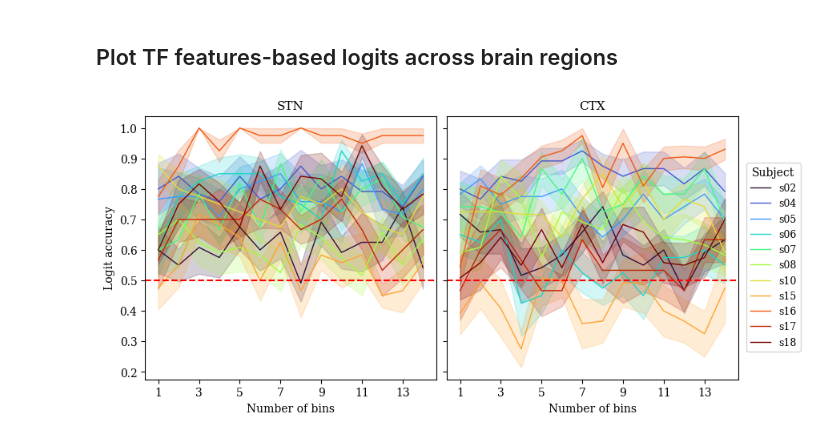
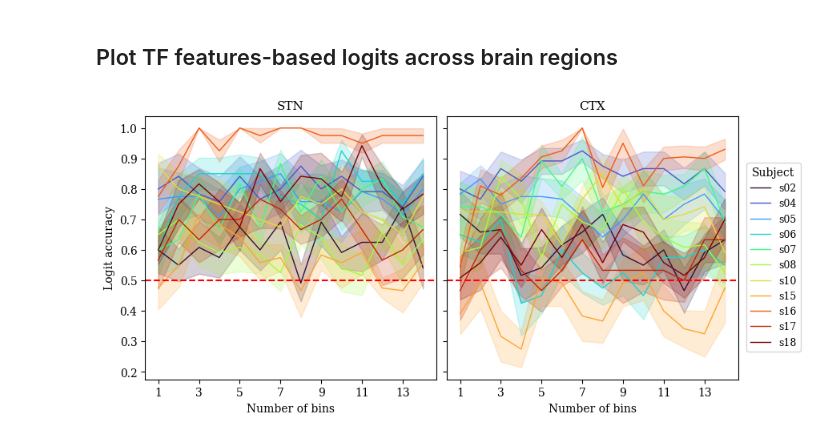
Before and after one commit to Jerem-loq/Beta_Bursts_Analysis_M2-Internship_Loquet-Bonaiuto, a Jupyter notebook: Subject-level_Results_Comparison_plots.ipynb, the cells around one changed output. Cells and saved outputs as stored; diff of their text form; code cells hidden in the pictures.

```diff
--- a/Subject-level_Results_Comparison_plots.ipynb
+++ b/Subject-level_Results_Comparison_plots.ipynb
@@ -165,36 +165,36 @@ fig, axes = plt.subplots(1, 2, figsize=(8, 4), sharey=True, constrained_layout=T
 
 for col_idx, area in enumerate(areas):
     ax = axes[col_idx]
-    tf_data = np.load(f'./Subject-Level_outputs/outputs-2/tf_outputs_{area}.npy', allow_pickle=True).item()
+    tf_data = np.load(f'./Subject-Level_outputs/outputs-3/tf_outputs_{area}.npy', allow_pickle=True).item()
 
     n_bins = tf_data['Metdata']['n_bins']
     n_bins_count = len(n_bins)
     accuracy = np.array(tf_data['accuracy'], dtype=float).reshape(n_bins_count, len(subjects))
     variance = np.array(tf_data['variance'], dtype=float).reshape(n_bins_count, len(subjects))
 
 
     for subj_idx, subject in enumerate(subjects):
         mean = accuracy[:, subj_idx]
         sem = variance[:, subj_idx] / np.sqrt(10)
 
         ax.plot(n_bins, mean, color=colors[subject], lw=1, label=str(subject))
         ax.fill_between(n_bins, mean - sem, mean + sem, color=colors[subject], alpha = 0.2)
 
     ax.axhline(0.5, color='red', linestyle='--')
     ax.set_xlabel('Number of bins', fontsize=10)
     ax.set_title(f'{area.upper()}', fontsize=11)
     ax.set_xticks(n_bins[::2])
 
 axes[0].set_ylabel('Logit accuracy', fontsize=10)
 
 legend_handles = [
     plt.Line2D([0], [0], color=colors[subject], lw=1, label=str(subject))
     for subject in subjects
 ]
 
 fig.legend(handles=legend_handles, loc='center right', bbox_to_anchor=(1.10, 0.5),
            fontsize=9, frameon=True, title='Subject')
 
 plt.show()
 # %% [output]
-[figure, old version]
+[figure, new version]
```
Also changed, not shown: parts of 1 cell of this notebook, 3 other files.
